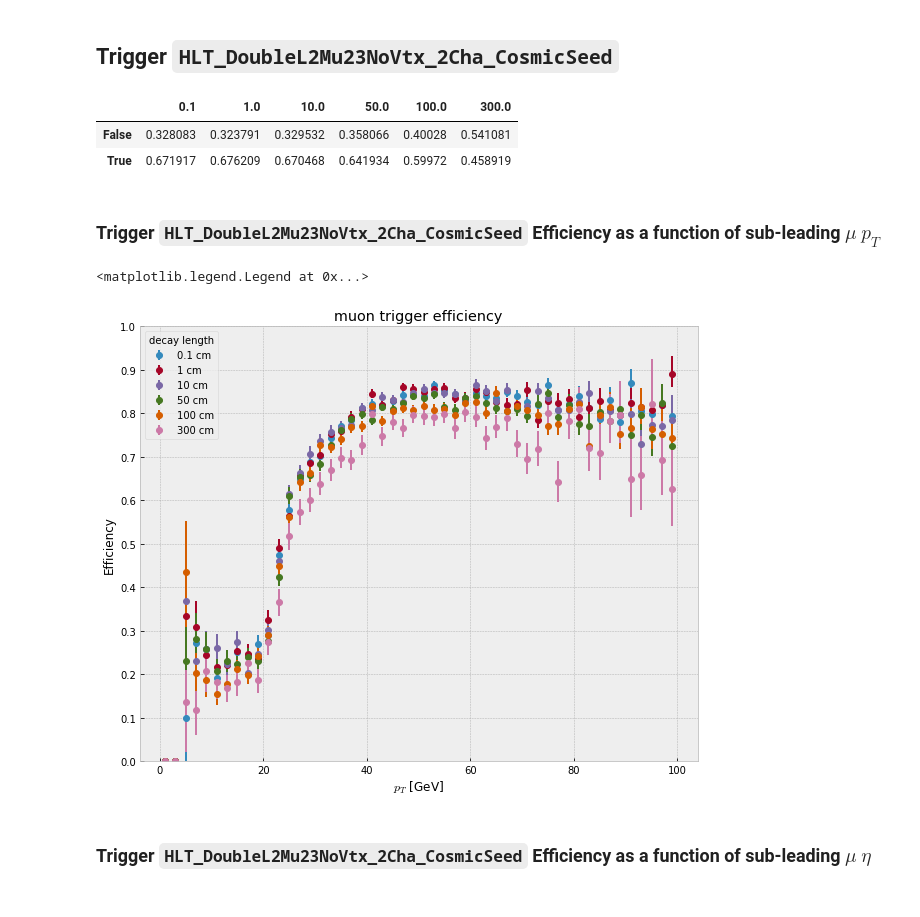
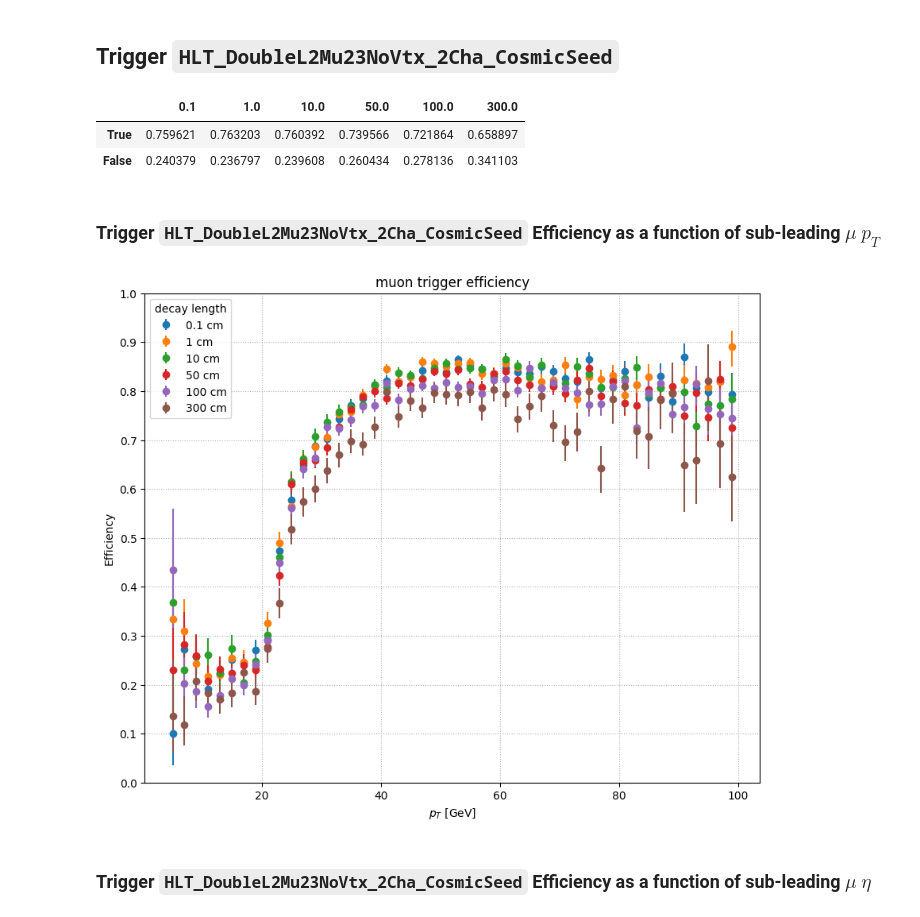
Before and after one commit to afrankenthal/FirefighterAnalysis, a Jupyter notebook: trigMuEfficiency.ipynb, the cells around one changed output. Saved outputs shown, nothing was run; the diff lists cells and outputs as text; code cells hidden in the pictures.

```diff
--- a/trigMuEfficiency.ipynb
+++ b/trigMuEfficiency.ipynb
@@ -6,4 +6,5 @@ import pandas as pd
 
 %matplotlib inline
 import matplotlib.pyplot as plt
-plt.style.use('bmh')
+plt.style.use('default')
+plt.rcParams['grid.linestyle'] = ':'
@@ -12,5 +11,4 @@ Welcome to JupyROOT 6.14/02
 # %%
-
 def extract_teffi(eff):
     _ = ROOT.TCanvas()
     eff.Draw()
@@ -18,14 +16,23 @@ def extract_teffi(eff):
 
     tot = eff.GetTotalHistogram()
     nBins = tot.GetNbinsX()
-    xx = np.array([tot.GetXaxis().GetBinCenter(i)                 for i in range(1, nBins+1)])
-    yy = np.array([eff.GetEfficiency(eff.GetGlobalBin(i))         for i in range(1, nBins+1)])
-    yl = np.array([eff.GetEfficiencyErrorLow(eff.GetGlobalBin(i)) for i in range(1, nBins+1)])
-    yu = np.array([eff.GetEfficiencyErrorUp(eff.GetGlobalBin(i))  for i in range(1, nBins+1)])
+    xx = []
+    yy = []
+    yl = []
+    yu = []
+    for i in range(1, nBins+1):
+        if eff.GetEfficiency(eff.GetGlobalBin(i)) == 0 and eff.GetEfficiencyErrorUp(eff.GetGlobalBin(i)) == 1.: continue
+        if eff.GetEfficiency(eff.GetGlobalBin(i)) == 1. and eff.GetEfficiencyErrorLow(eff.GetGlobalBin(i)) == 1.: continue
 
-    return {'x': xx,
-            'y': yy,
-            'yerr': np.array([yu, yl])}
+        xx.append(tot.GetXaxis().GetBinCenter(i))
+        yy.append(eff.GetEfficiency(eff.GetGlobalBin(i)))
+        yl.append(eff.GetEfficiencyErrorLow(eff.GetGlobalBin(i)))
+        yu.append(eff.GetEfficiencyErrorUp(eff.GetGlobalBin(i)))
+
+
+    return {'x': np.array(xx),
+            'y': np.array(yy),
+            'yerr': np.array([yl, yu])}
 # %% [markdown]
 Fit function $f(x) = \frac{1}{1+e^{-p_{0} (x - p_{1})}}  p_{2} + p_{3}$
 # %%
@@ -424,39 +433,39 @@ for k, t in DL2Mu23CosmicT.items():
 pd.DataFrame(_dict)
 # %% [output]
 |  | 0.1 | 1.0 | 10.0 | 50.0 | 100.0 | 300.0 |
-| False | 0.328083 | 0.323791 | 0.329532 | 0.358066 | 0.40028 | 0.541081 |
-| True | 0.671917 | 0.676209 | 0.670468 | 0.641934 | 0.59972 | 0.458919 |
+| True | 0.759621 | 0.763203 | 0.760392 | 0.739566 | 0.721864 | 0.658897 |
+| False | 0.240379 | 0.236797 | 0.239608 | 0.260434 | 0.278136 | 0.341103 |
 # %% [markdown]
 ### Trigger `HLT_DoubleL2Mu23NoVtx_2Cha_CosmicSeed` Efficiency as a function of sub-leading $\mu$ $p_{T}$
 # %%
 fig,ax = plt.subplots(figsize=(10,8))
 
 for k, t in DL2Mu23CosmicT.items():
     d = t.array('pt')
     start = d.starts
     denom = d.content[start+1]
     fd = t.array('fired')
     numer = d.content[start[fd]+1]
 
     h0 = ROOT.TH1F(f'h0_{k}', '', 50, 0, 100)
     h1 = ROOT.TH1F(f'h1_{k}', '', 50, 0, 100)
     for x in np.nditer(denom): h0.Fill(x)
     for x in np.nditer(numer): h1.Fill(x)
 
     eff = ROOT.TEfficiency(h1, h0)
     data = extract_teffi(eff)
 
     ax.errorbar(x=data['x'], y=data['y'], yerr=data['yerr'], fmt='o', label=f'{k} cm')
 
 ax.set_title('muon trigger efficiency')
 ax.set_xlabel('$p_{T}$ [GeV]')
 ax.set_ylabel('Efficiency')
 ax.yaxis.set_major_locator(plt.MaxNLocator(10))
 ax.set_ylim((0,1))
 ax.legend(loc='best', title='decay length')
+ax.grid()
 # %% [output]
-<matplotlib.legend.Legend at 0x...>
-[figure, old version]
+[figure, new version]
 # %% [markdown]
 ### Trigger `HLT_DoubleL2Mu23NoVtx_2Cha_CosmicSeed` Efficiency as a function of sub-leading $\mu$ $\eta$
 # %%
```
Also changed, not shown: parts of 21 cells of this notebook, 2 other files.
